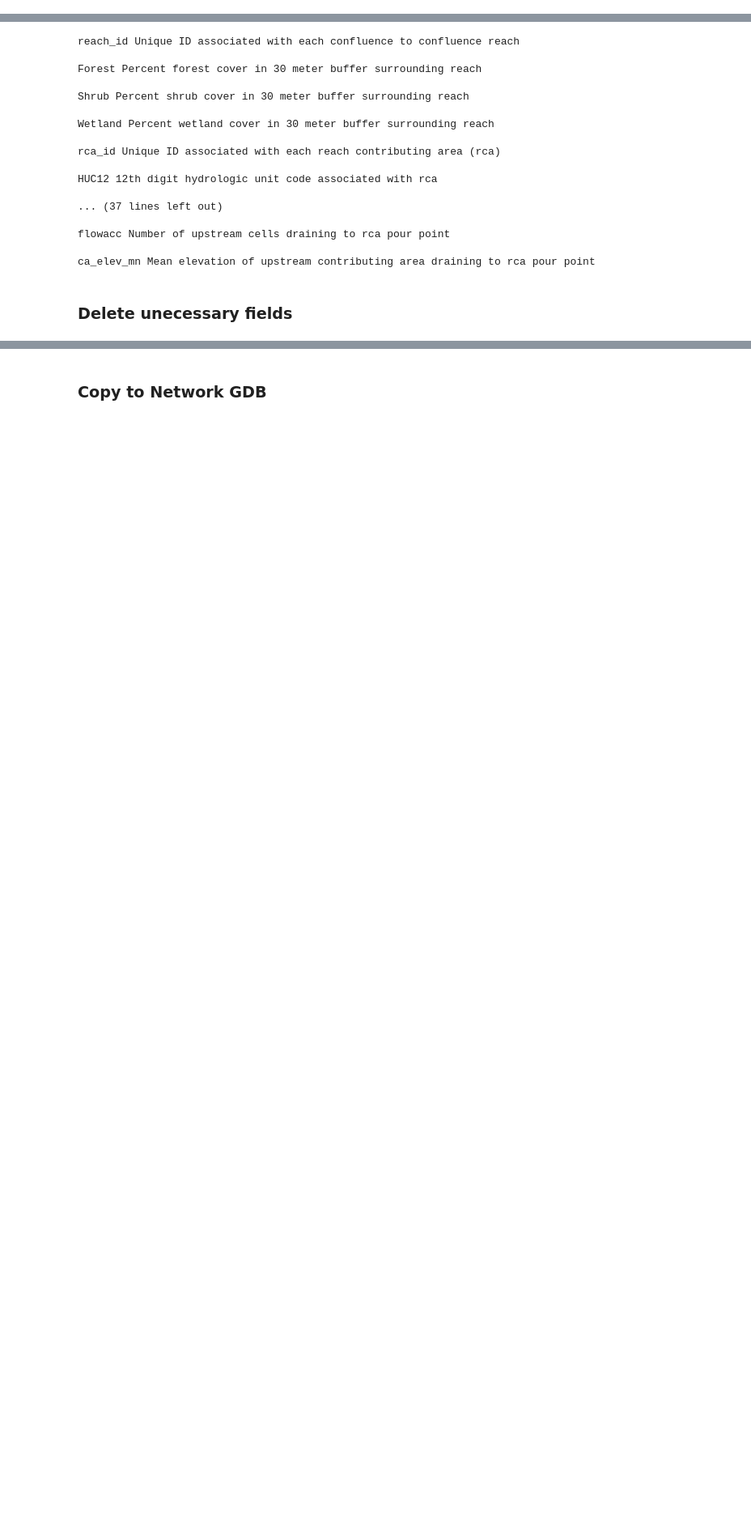
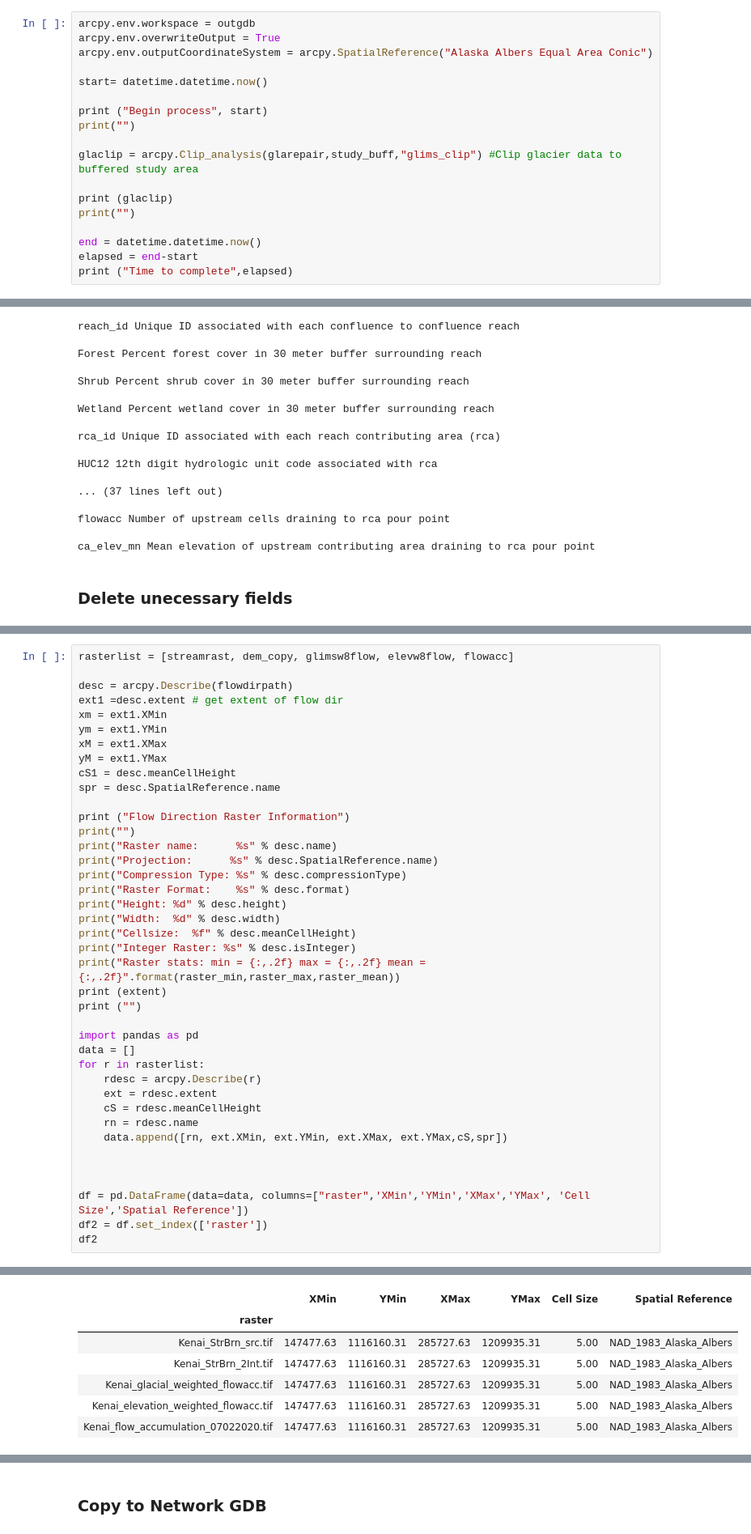
Before and after one commit to Dwmerrigan/Kenai_attributes, a Jupyter notebook: Kenai_attr.ipynb, the cells around one changed output, grey strips where cells are left out. Shown at 81% size. Cells and saved outputs as stored; diff of their text form; blank space fills up the shorter version.

```diff
--- a/Kenai_attr.ipynb
+++ b/Kenai_attr.ipynb
@@ -1355,0 +1416,18 @@ Process complete  0:00:03.179511
+# %%
+arcpy.env.workspace = outgdb
+arcpy.env.overwriteOutput = True
+arcpy.env.outputCoordinateSystem = arcpy.SpatialReference("Alaska Albers Equal Area Conic")
+
+start= datetime.datetime.now()
+
+print ("Begin process", start)
+print("")
+
+glaclip = arcpy.Clip_analysis(glarepair,study_buff,"glims_clip") #Clip glacier data to buffered study area
+
+print (glaclip)
+print("")
+
+end = datetime.datetime.now()
+elapsed = end-start
+print ("Time to complete",elapsed)
@@ -1685,0 +1918,41 @@ ca_elev_mn
+# %%
+rasterlist = [streamrast, dem_copy, glimsw8flow, elevw8flow, flowacc]
+
+desc = arcpy.Describe(flowdirpath)
+ext1 =desc.extent # get extent of flow dir
+xm = ext1.XMin
+ym = ext1.YMin
+xM = ext1.XMax
+yM = ext1.YMax
+cS1 = desc.meanCellHeight
+spr = desc.SpatialReference.name
+
+print ("Flow Direction Raster Information")
+print("")
+print("Raster name:      %s" % desc.name)
+print("Projection:      %s" % desc.SpatialReference.name)
+print("Compression Type: %s" % desc.compressionType)
+print("Raster Format:    %s" % desc.format)
+print("Height: %d" % desc.height)
+print("Width:  %d" % desc.width)
+print("Cellsize:  %f" % desc.meanCellHeight)
+print("Integer Raster: %s" % desc.isInteger)
+print("Raster stats: min = {:,.2f} max = {:,.2f} mean = {:,.2f}".format(raster_min,raster_max,raster_mean))
+print (extent)
+print ("")
+
+import pandas as pd
+data = []
+for r in rasterlist:
+    rdesc = arcpy.Describe(r)
+    ext = rdesc.extent
+    cS = rdesc.meanCellHeight
+    rn = rdesc.name
+    data.append([rn, ext.XMin, ext.YMin, ext.XMax, ext.YMax,cS,spr])
+
+
+
+df = pd.DataFrame(data=data, columns=["raster",'XMin','YMin','XMax','YMax', 'Cell Size','Spatial Reference'])
+df2 = df.set_index(['raster'])
+df2
+# %% [output]
@@ -1685,0 +1971,7 @@ ca_elev_mn
+|  | XMin | YMin | XMax | YMax | Cell Size | Spatial Reference |
+| raster |  |  |  |  |  |  |
+| Kenai_StrBrn_src.tif | 147477.63 | 1116160.31 | 285727.63 | 1209935.31 | 5.00 | NAD_1983_Alaska_Albers |
+| Kenai_StrBrn_2Int.tif | 147477.63 | 1116160.31 | 285727.63 | 1209935.31 | 5.00 | NAD_1983_Alaska_Albers |
+| Kenai_glacial_weighted_flowacc.tif | 147477.63 | 1116160.31 | 285727.63 | 1209935.31 | 5.00 | NAD_1983_Alaska_Albers |
+| Kenai_elevation_weighted_flowacc.tif | 147477.63 | 1116160.31 | 285727.63 | 1209935.31 | 5.00 | NAD_1983_Alaska_Albers |
+| Kenai_flow_accumulation_07022020.tif | 147477.63 | 1116160.31 | 285727.63 | 1209935.31 | 5.00 | NAD_1983_Alaska_Albers |
```
Also changed, not shown: parts of 69 cells of this notebook.
